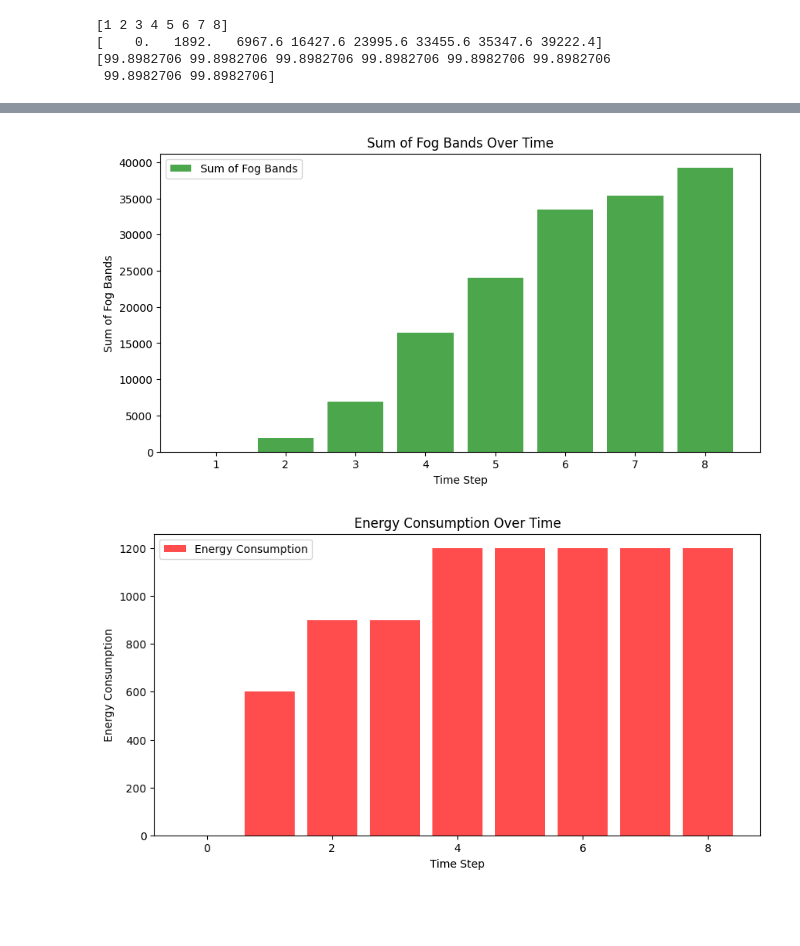
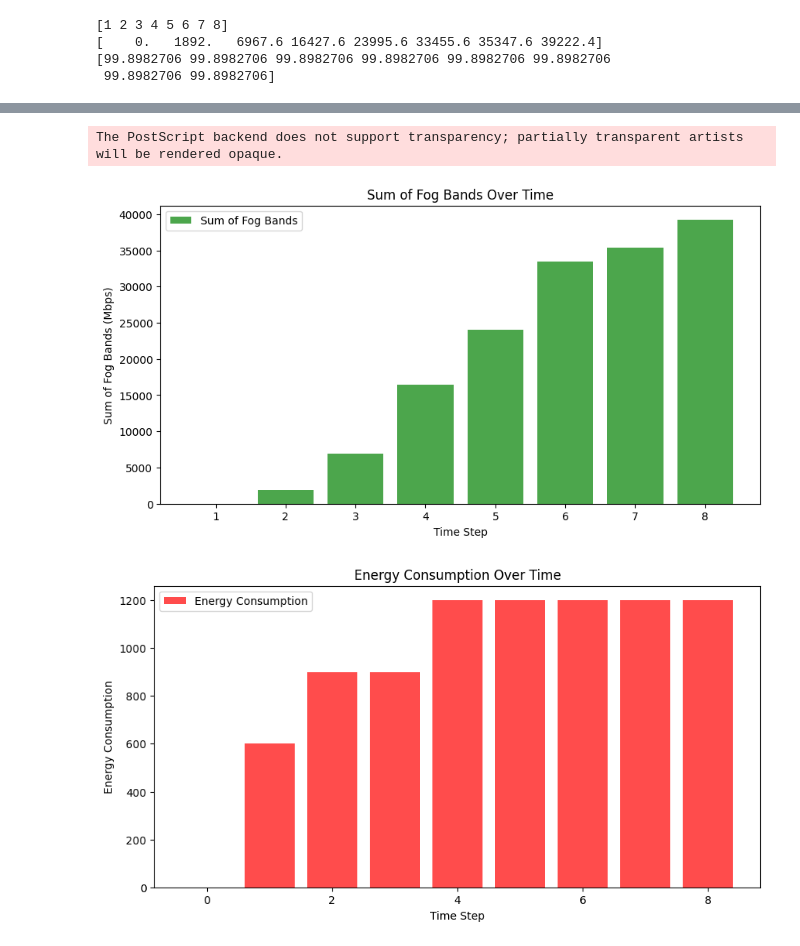
Before and after one commit to meimarcel/dqn-network-slice, a Jupyter notebook: code/Results.ipynb, the cells around one changed output, grey strips where cells are left out. Drawn from its saved outputs; the diff is of its cells as text; code cells hidden in the pictures; blank space fills up the shorter version.

```diff
--- a/code/Results.ipynb
+++ b/code/Results.ipynb
@@ -166,14 +169,16 @@ plt.show()
 # %%
 # soma das bandas fogs
 plt.figure(figsize=(10, 5))
 plt.bar(time_steps[1:], fogs_sum, label='Sum of Fog Bands', color='green', alpha=0.7)
 plt.xlabel('Time Step')
-plt.ylabel('Sum of Fog Bands')
+plt.ylabel('Sum of Fog Bands (Mbps)')
 plt.title('Sum of Fog Bands Over Time')
 plt.legend()
+plt.savefig("fog_bands.eps", dpi=400)
 plt.show()
 # %% [output]
+The PostScript backend does not support transparency; partially transparent artists will be rendered opaque.
-[figure, old version]
+[figure, new version]
 # %%
 # energia sem as vpons
 plt.figure(figsize=(10, 5))
```
Also changed, not shown: parts of 6 cells of this notebook.
